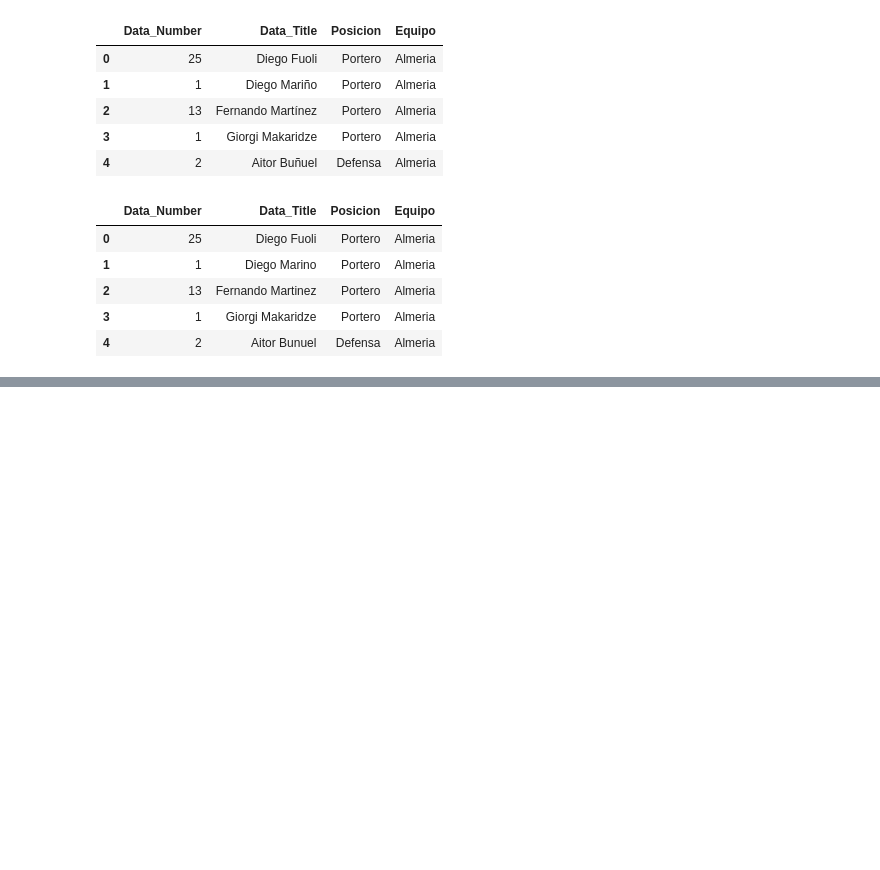
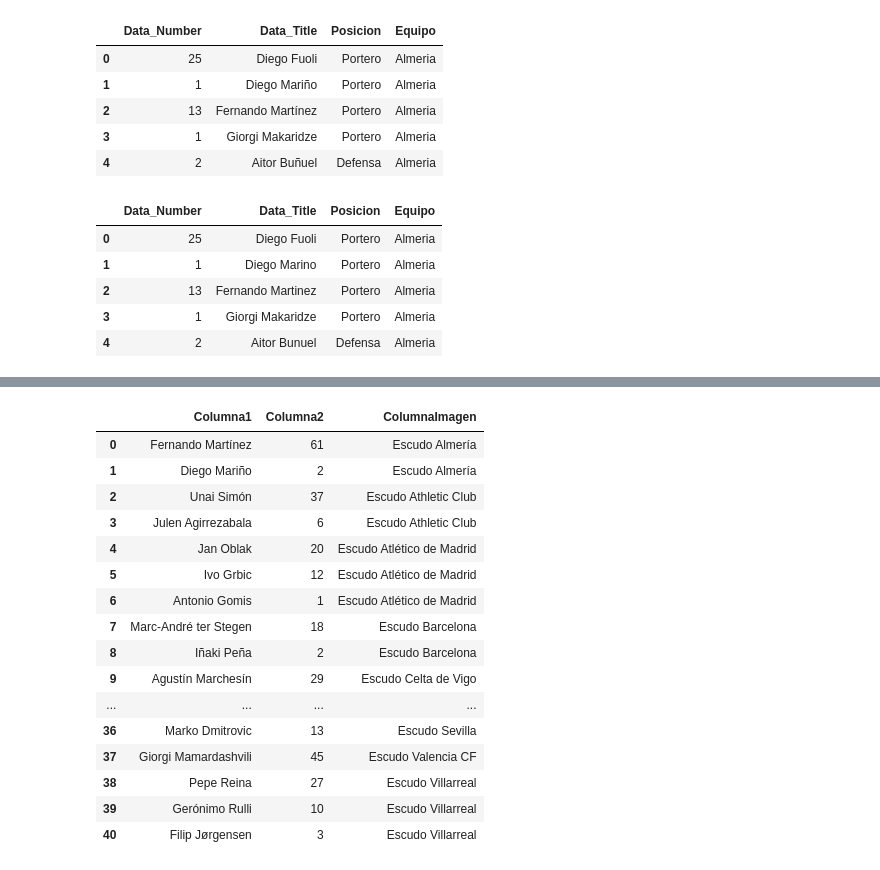
Before and after one commit to josegzr/Laliga-Analitics, a Jupyter notebook: notebook/jugadores.ipynb, the cells around one changed output, grey strips where cells are left out. Cells and saved outputs as stored; diff of their text form; code cells hidden in the pictures; blank space fills up the shorter version.

```diff
--- a/notebook/jugadores.ipynb
+++ b/notebook/jugadores.ipynb
@@ -1428,0 +1144,90 @@ ValueError: No objects to concatenate
+# %%
+def obtener_datos_equipo(url):
+    try:
+        # Inicializar el driver de Chrome
+        driver = webdriver.Chrome()
+
+        # Acceder a la página web del equipo
+        driver.get(url)
+
+
+
+        # Encontrar la tabla y extraer los datos
+        tabla_xpath = '//div[3]/div/div[1]/div[2]/div[3]/div/table/tbody'
+        tabla_elemento = driver.find_element(By.XPATH, tabla_xpath)
+        columna1 = []
+        columna2 = []
+        columna_imagen = []
+
+        filas = tabla_elemento.find_elements(By.TAG_NAME, "tr")
+
+        for fila in filas[1:]:  # Exclude the first row (index 0)
+            # Obtener datos de la primera columna
+            dato_columna1_xpath = './/td[1]/div/div[2]/p/a'
+            try:
+                dato_columna1 = fila.find_element(By.XPATH, dato_columna1_xpath).text
+                columna1.append(dato_columna1)
+            except Exception as e:
+                print(f"Error obteniendo Columna1: {e}")
+                columna1.append(None)
+
+            # Obtener datos de la segunda columna
+            dato_columna2_xpath = './/td[2]'
+            try:
+                dato_columna2 = fila.find_element(By.XPATH, dato_columna2_xpath).text
+                columna2.append(dato_columna2)
+            except Exception as e:
+                print(f"Error obteniendo Columna2: {e}")
+                columna2.append(None)
+
+            # Obtener datos de la columna de la imagen
+            image_element_xpath = './/td[1]/div/a/img'
+            try:
+                image_element = fila.find_element(By.XPATH, image_element_xpath)
+                alt_text = image_element.get_attribute("alt")
+                columna_imagen.append(alt_text)
+            except Exception as e:
+                print(f"Error obteniendo ColumnaImagen: {e}")
+                columna_imagen.append(None)
+
+        # Crear un DataFrame con los datos recopilados
+        data = {'Columna1': columna1, 'Columna2': columna2, 'ColumnaImagen': columna_imagen}
+        df = pd.DataFrame(data)
+
+        return df  # Devolver el DataFrame
+
+    except Exception as e:
+        print(f"Error al procesar la URL {url}: {e}")
+        return None
+    finally:
+        driver.quit()  # Asegúrate de cerrar el driver en todos los casos
+
+# Lista para almacenar los resultados de cada URL
+resultados = Parallel(n_jobs=-1)(
+    delayed(obtener_datos_equipo)(url) for url in urls_equipos
+)
+
+# Filtrar los DataFrames no vacíos antes de concatenar
+resultados_filtrados = [df.iloc[0:] for df in resultados if df is not None]
+
+# Concatenar todos los DataFrames en uno solo
+goles_encajados = pd.concat(resultados_filtrados, ignore_index=True)
+goles_encajados.head(400)
+# %% [output]
+|  | Columna1 | Columna2 | ColumnaImagen |
+| 0 | Fernando Martínez | 61 | Escudo Almería |
+| 1 | Diego Mariño | 2 | Escudo Almería |
+| 2 | Unai Simón | 37 | Escudo Athletic Club |
+| 3 | Julen Agirrezabala | 6 | Escudo Athletic Club |
+| 4 | Jan Oblak | 20 | Escudo Atlético de Madrid |
+| 5 | Ivo Grbic | 12 | Escudo Atlético de Madrid |
+| 6 | Antonio Gomis | 1 | Escudo Atlético de Madrid |
+| 7 | Marc-André ter Stegen | 18 | Escudo Barcelona |
+| 8 | Iñaki Peña | 2 | Escudo Barcelona |
+| 9 | Agustín Marchesín | 29 | Escudo Celta de Vigo |
+| ... | ... | ... | ... |
+| 36 | Marko Dmitrovic | 13 | Escudo Sevilla |
+| 37 | Giorgi Mamardashvili | 45 | Escudo Valencia CF |
+| 38 | Pepe Reina | 27 | Escudo Villarreal |
+| 39 | Gerónimo Rulli | 10 | Escudo Villarreal |
+| 40 | Filip Jørgensen | 3 | Escudo Villarreal |
```
Also changed, not shown: parts of 46 cells of this notebook, 1 other file.
